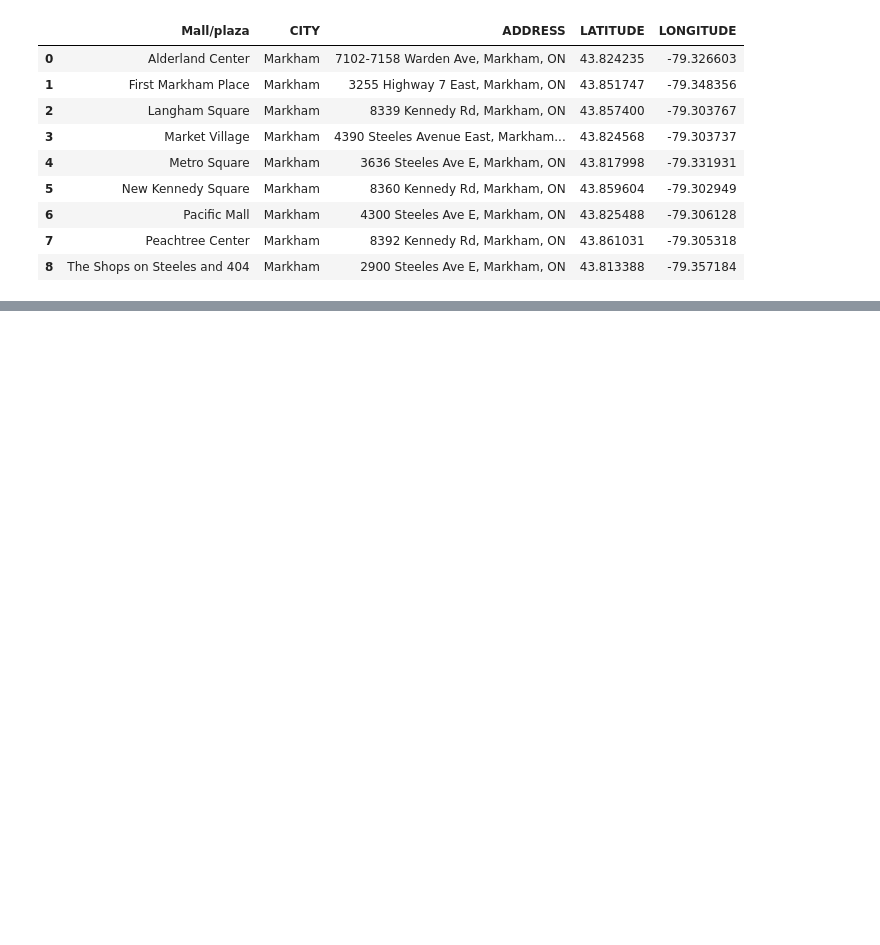
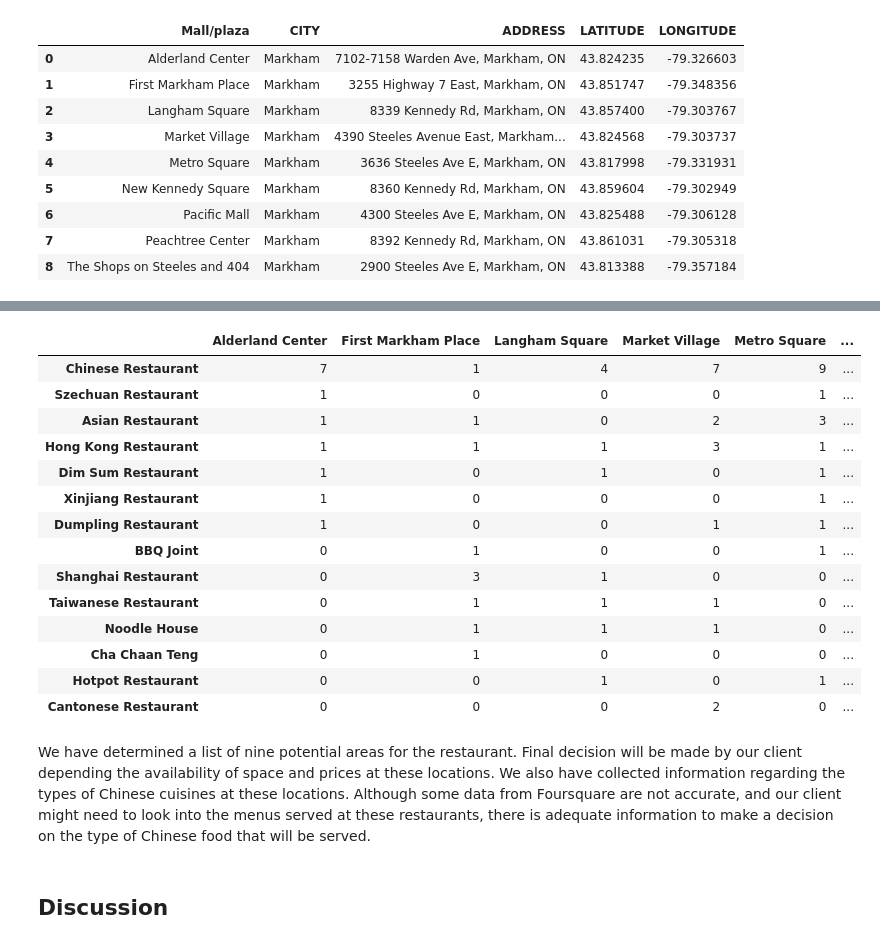
Before and after one commit to kunzaizhao/Coursera_Capstone, a Jupyter notebook: Battle_of_Neighborhoods_project.ipynb, the cells around one changed output, grey strips where cells are left out. Drawn from its saved outputs; the diff is of its cells as text; code cells hidden in the pictures; blank space fills up the shorter version.

```diff
--- a/Battle_of_Neighborhoods_project.ipynb
+++ b/Battle_of_Neighborhoods_project.ipynb
@@ -783,0 +850,22 @@ chinese_cuisine[['Mall/plaza','Venue', 'Venue Category']].groupby(by = ['Mall/pl
+# %%
+final_count
+# %% [output]
+|  | Alderland Center | First Markham Place | Langham Square | Market Village | Metro Square | ... |
+| Chinese Restaurant | 7 | 1 | 4 | 7 | 9 | ... |
+| Szechuan Restaurant | 1 | 0 | 0 | 0 | 1 | ... |
+| Asian Restaurant | 1 | 1 | 0 | 2 | 3 | ... |
+| Hong Kong Restaurant | 1 | 1 | 1 | 3 | 1 | ... |
+| Dim Sum Restaurant | 1 | 0 | 1 | 0 | 1 | ... |
+| Xinjiang Restaurant | 1 | 0 | 0 | 0 | 1 | ... |
+| Dumpling Restaurant | 1 | 0 | 0 | 1 | 1 | ... |
+| BBQ Joint | 0 | 1 | 0 | 0 | 1 | ... |
+| Shanghai Restaurant | 0 | 3 | 1 | 0 | 0 | ... |
+| Taiwanese Restaurant | 0 | 1 | 1 | 1 | 0 | ... |
+| Noodle House | 0 | 1 | 1 | 1 | 0 | ... |
+| Cha Chaan Teng | 0 | 1 | 0 | 0 | 0 | ... |
+| Hotpot Restaurant | 0 | 0 | 1 | 0 | 1 | ... |
+| Cantonese Restaurant | 0 | 0 | 0 | 2 | 0 | ... |
+# %% [markdown]
+ We have determined a list of nine potential areas for the restaurant. Final decision will be made by our client depending the availability of space and prices at these locations. We also have collected information regarding the types of Chinese cuisines at these locations. Although some data from Foursquare are not accurate, and our client might need to look into the menus served at these restaurants, there is adequate information to make a decision on the type of Chinese food that will be served.
+# %% [markdown]
+## Discussion <a name="discussion"></a>
```
Also changed, not shown: parts of 27 cells of this notebook.
